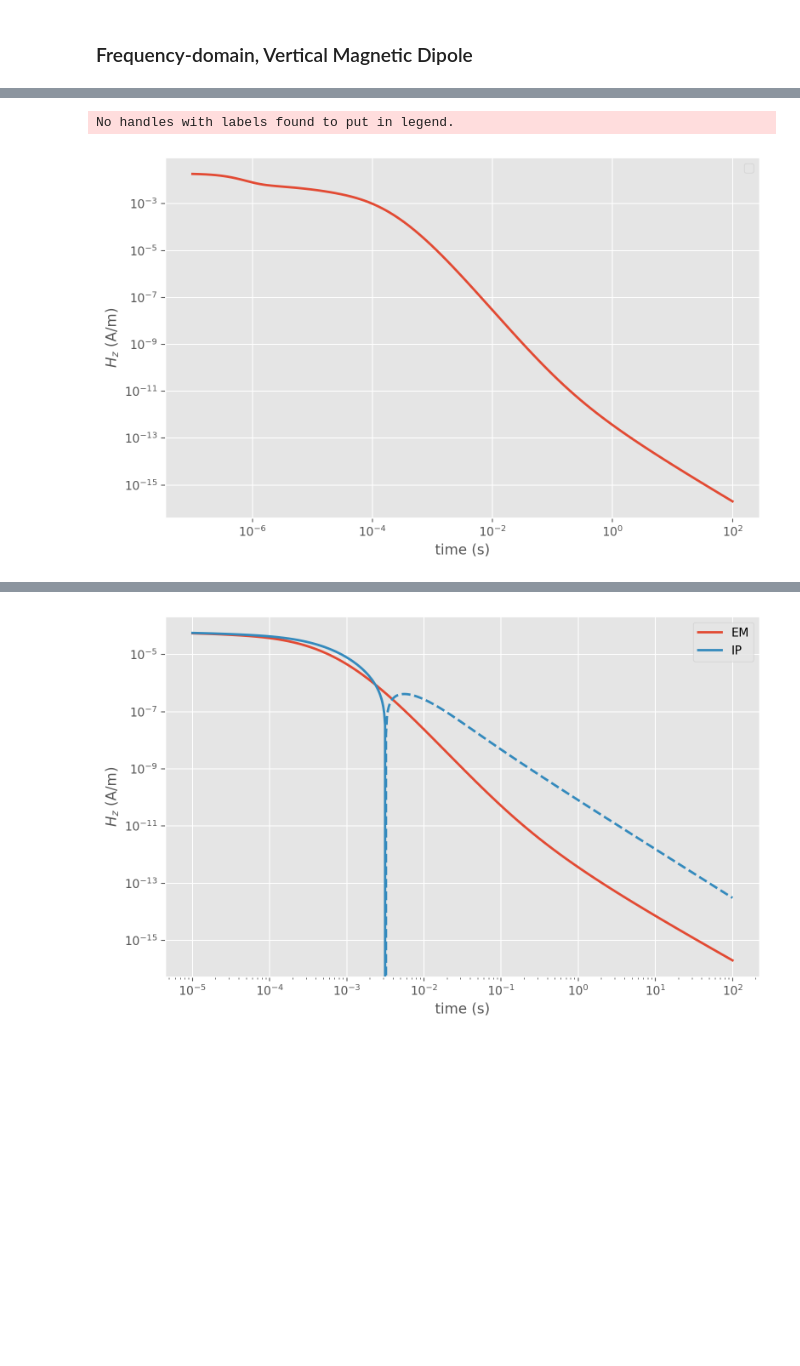
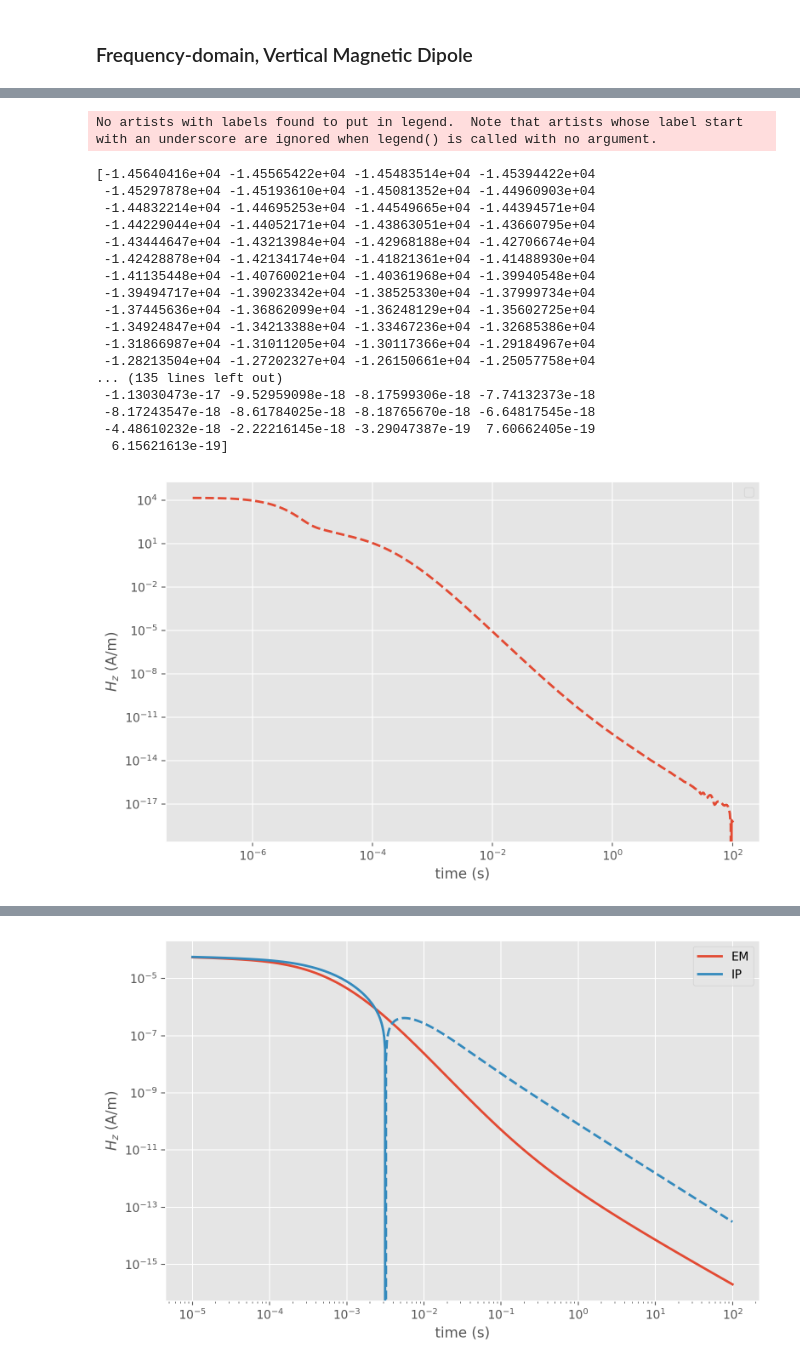
Before and after one commit to WasedaGeophysics/emulatte, a Jupyter notebook: lab/introduction.ipynb, the cells around one changed output, grey strips where cells are left out. Cells and saved outputs as stored; diff of their text form; code cells hidden in the pictures; blank space fills up the shorter version.

```diff
--- a/lab/introduction.ipynb
+++ b/lab/introduction.ipynb
@@ -128,37 +128,56 @@ time = np.logspace(-7, 2, 601)
 # electrical current of loop
 current = 1
 # radius of loop
 radius = 15
 
 # create instances for model and source
 model = emu.create_model(thicks)
-hcl = HCL(current, radius, ontime=-1)
+hcl = HCL(current, radius, turns=1, ontime=-1)
 
 # setting source & parameters
 model.set_params(res)
 model.set_source(hcl, tx)
 model.set_filter(hankel_filter='key201')
 
 # proceed the calculation & get answer
-hz = model.field("H", "z", rx, time)
+hx, hy, hz = model.field("H", "xyz", rx, time, time_derivative=True)
+
+print(hz)
 
 # plot
 plt.style.use('ggplot')
 fig = plt.figure(figsize=(8,5), facecolor='w', dpi=200)
 ax = fig.add_subplot(111)
 ax.plot(time, hz, "C0-", linewidth=2)
 ax.plot(time, -hz, "C0--", linewidth=2)
 ax.set_yscale('log')
 ax.set_xscale('log')
 ax.set_xlabel('time (s)')
 ax.set_ylabel('$H_z$ (A/m)')
 ax.legend()
 ax.grid(True)
 plt.tight_layout()
 plt.show()
 # %% [output]
-No handles with labels found to put in legend.
+No artists with labels found to put in legend.  Note that artists whose label start with an underscore are ignored when legend() is called with no argument.
+[-1.45640416e+04 -1.45565422e+04 -1.45483514e+04 -1.45394422e+04
+ -1.45297878e+04 -1.45193610e+04 -1.45081352e+04 -1.44960903e+04
+ -1.44832214e+04 -1.44695253e+04 -1.44549665e+04 -1.44394571e+04
+ -1.44229044e+04 -1.44052171e+04 -1.43863051e+04 -1.43660795e+04
+ -1.43444647e+04 -1.43213984e+04 -1.42968188e+04 -1.42706674e+04
+ -1.42428878e+04 -1.42134174e+04 -1.41821361e+04 -1.41488930e+04
+ -1.41135448e+04 -1.40760021e+04 -1.40361968e+04 -1.39940548e+04
+ -1.39494717e+04 -1.39023342e+04 -1.38525330e+04 -1.37999734e+04
+ -1.37445636e+04 -1.36862099e+04 -1.36248129e+04 -1.35602725e+04
+ -1.34924847e+04 -1.34213388e+04 -1.33467236e+04 -1.32685386e+04
+ -1.31866987e+04 -1.31011205e+04 -1.30117366e+04 -1.29184967e+04
+ -1.28213504e+04 -1.27202327e+04 -1.26150661e+04 -1.25057758e+04
+... (135 lines left out)
+ -1.13030473e-17 -9.52959098e-18 -8.17599306e-18 -7.74132373e-18
+ -8.17243547e-18 -8.61784025e-18 -8.18765670e-18 -6.64817545e-18
+ -4.48610232e-18 -2.22216145e-18 -3.29047387e-19  7.60662405e-19
+  6.15621613e-19]
-[figure, old version]
+[figure, new version]
 # %%
 %%time
 from emulatte.source import HGW
```
Also changed, not shown: parts of 9 cells of this notebook, 8 other files.
